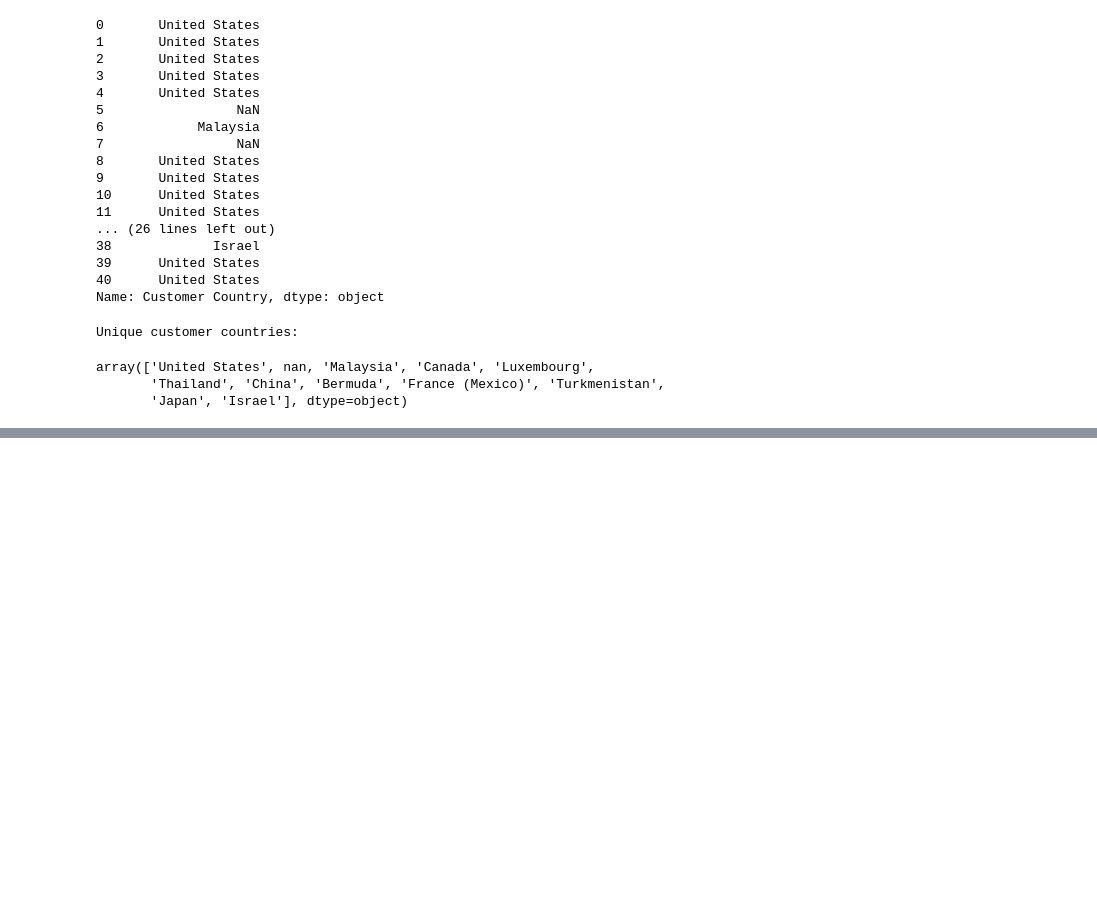
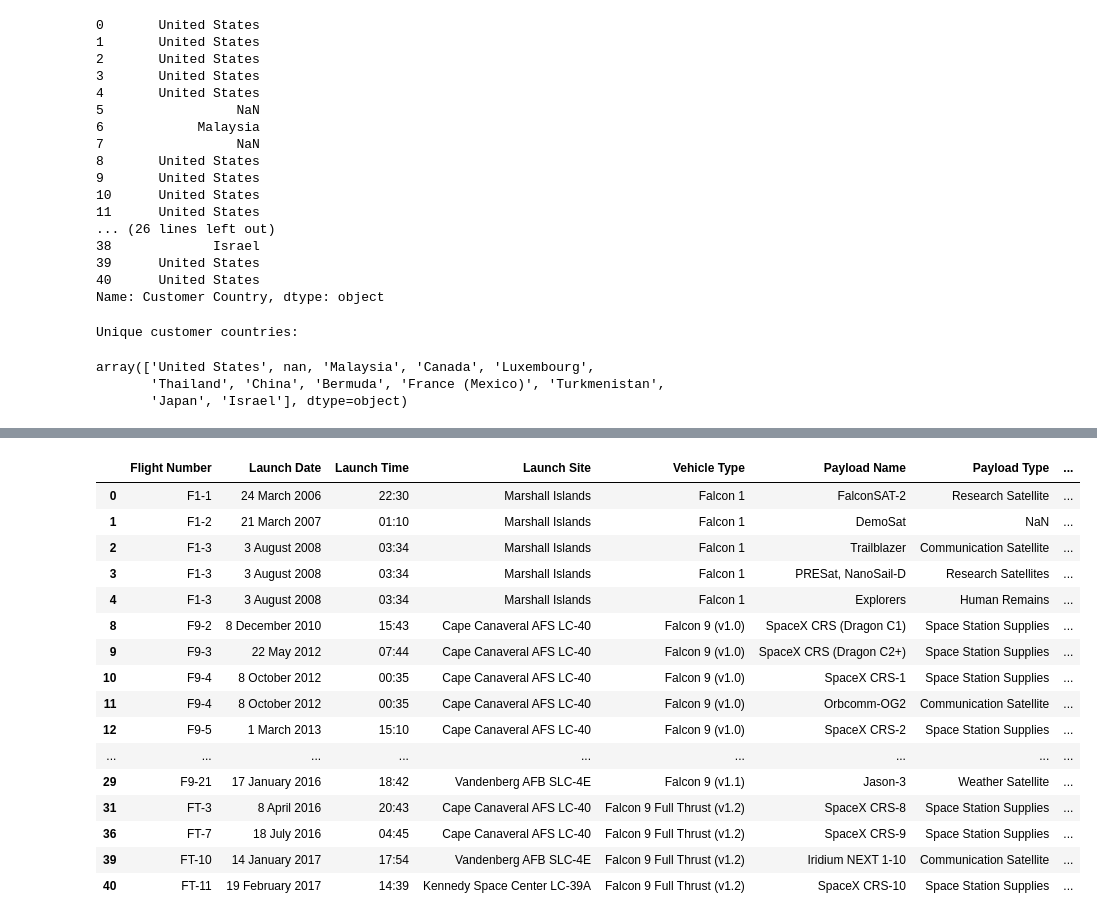
Before and after one commit to riiich/Python-Aerospace-related-topics-projects, a Jupyter notebook: Pandas/Pandas.ipynb, the cells around one changed output, grey strips where cells are left out. Drawn from its saved outputs; the diff is of its cells as text; code cells hidden in the pictures; blank space fills up the shorter version.

```diff
--- a/Pandas/Pandas.ipynb
+++ b/Pandas/Pandas.ipynb
@@ -471,0 +472,20 @@ Launches where Payload Mass (kg) is less than 4000 kg:
+# %%
+launches_dataset[launches_dataset["Customer Country"] == "United States"]["Payload Mass (kg)"].
+# %% [output]
+|  | Flight Number | Launch Date | Launch Time | Launch Site | Vehicle Type | Payload Name | Payload Type | ... |
+| 0 | F1-1 | 24 March 2006 | 22:30 | Marshall Islands | Falcon 1 | FalconSAT-2 | Research Satellite | ... |
+| 1 | F1-2 | 21 March 2007 | 01:10 | Marshall Islands | Falcon 1 | DemoSat | NaN | ... |
+| 2 | F1-3 | 3 August 2008 | 03:34 | Marshall Islands | Falcon 1 | Trailblazer | Communication Satellite | ... |
+| 3 | F1-3 | 3 August 2008 | 03:34 | Marshall Islands | Falcon 1 | PRESat, NanoSail-D | Research Satellites | ... |
+| 4 | F1-3 | 3 August 2008 | 03:34 | Marshall Islands | Falcon 1 | Explorers | Human Remains | ... |
+| 8 | F9-2 | 8 December 2010 | 15:43 | Cape Canaveral AFS LC-40 | Falcon 9 (v1.0) | SpaceX CRS (Dragon C1) | Space Station Supplies | ... |
+| 9 | F9-3 | 22 May 2012 | 07:44 | Cape Canaveral AFS LC-40 | Falcon 9 (v1.0) | SpaceX CRS (Dragon C2+) | Space Station Supplies | ... |
+| 10 | F9-4 | 8 October 2012 | 00:35 | Cape Canaveral AFS LC-40 | Falcon 9 (v1.0) | SpaceX CRS-1 | Space Station Supplies | ... |
+| 11 | F9-4 | 8 October 2012 | 00:35 | Cape Canaveral AFS LC-40 | Falcon 9 (v1.0) | Orbcomm-OG2 | Communication Satellite | ... |
+| 12 | F9-5 | 1 March 2013 | 15:10 | Cape Canaveral AFS LC-40 | Falcon 9 (v1.0) | SpaceX CRS-2 | Space Station Supplies | ... |
+| ... | ... | ... | ... | ... | ... | ... | ... | ... |
+| 29 | F9-21 | 17 January 2016 | 18:42 | Vandenberg AFB SLC-4E | Falcon 9 (v1.1) | Jason-3 | Weather Satellite | ... |
+| 31 | FT-3 | 8 April 2016 | 20:43 | Cape Canaveral AFS LC-40 | Falcon 9 Full Thrust (v1.2) | SpaceX CRS-8 | Space Station Supplies | ... |
+| 36 | FT-7 | 18 July 2016 | 04:45 | Cape Canaveral AFS LC-40 | Falcon 9 Full Thrust (v1.2) | SpaceX CRS-9 | Space Station Supplies | ... |
+| 39 | FT-10 | 14 January 2017 | 17:54 | Vandenberg AFB SLC-4E | Falcon 9 Full Thrust (v1.2) | Iridium NEXT 1-10 | Communication Satellite | ... |
+| 40 | FT-11 | 19 February 2017 | 14:39 | Kennedy Space Center LC-39A | Falcon 9 Full Thrust (v1.2) | SpaceX CRS-10 | Space Station Supplies | ... |
```
Also changed, not shown: parts of 1 cell of this notebook, 2 other files.
